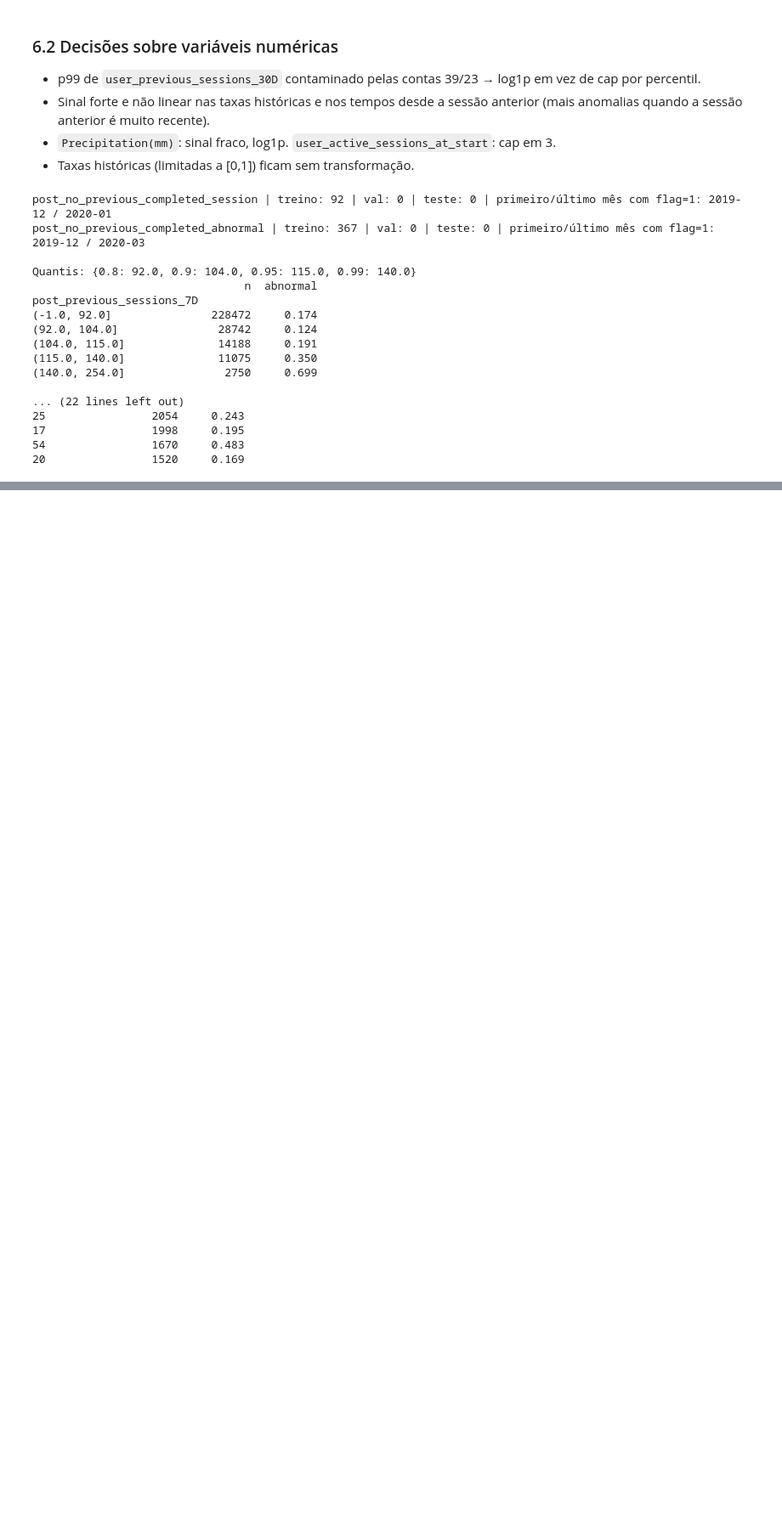
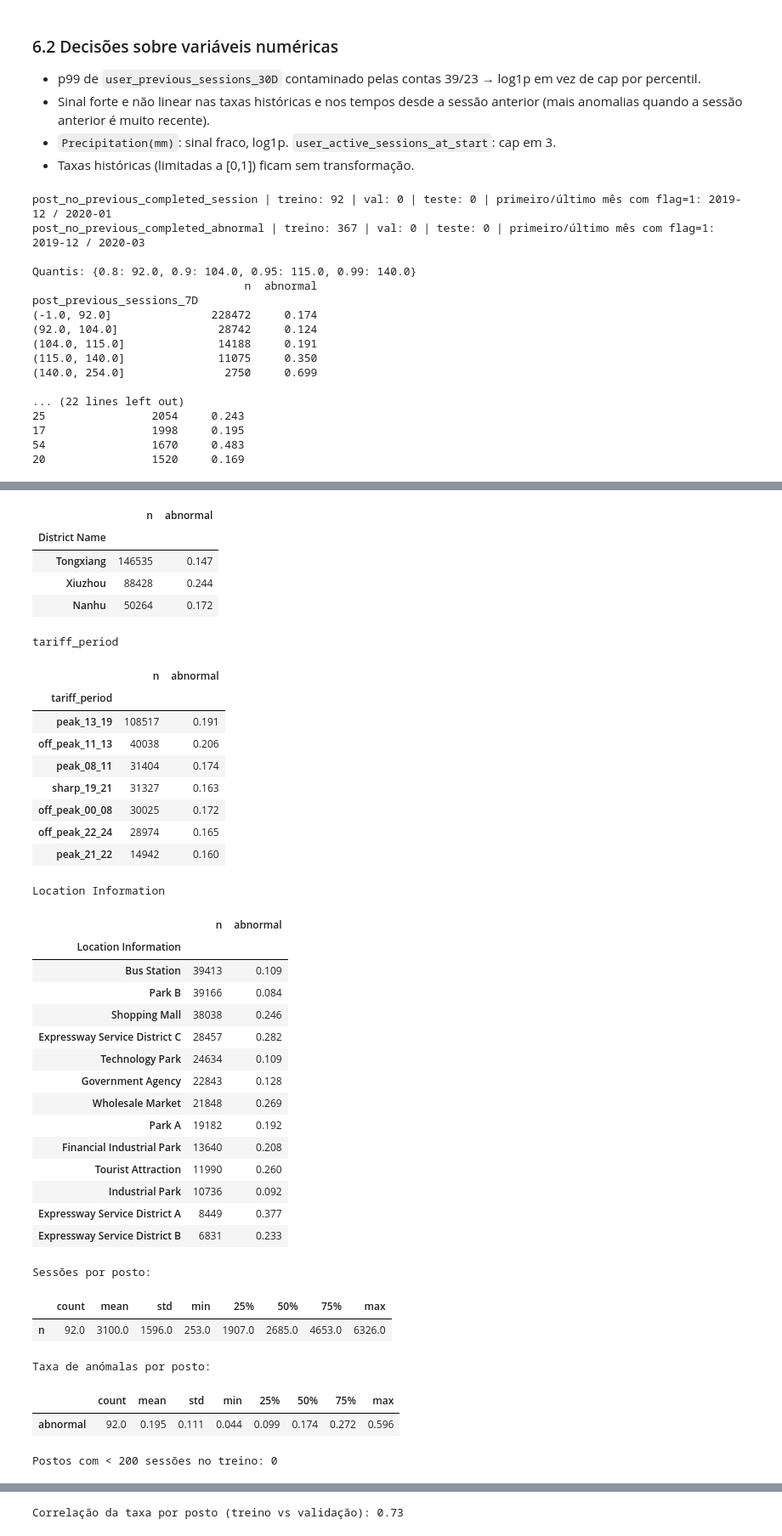
Before and after one commit to 1231478-Ellah-Fleischmann/MINDD-PROJETO, a Jupyter notebook: task1.ipynb, the cells around one changed output, grey strips where cells are left out. Shown at 85% size. Saved outputs shown, nothing was run; the diff lists cells and outputs as text; code cells hidden in the pictures; blank space fills up the shorter version.

```diff
--- a/task1.ipynb
+++ b/task1.ipynb
@@ -662,0 +666,26 @@ post_previous_sessions_7D
+# %%
+CATS = ["Charging Post ID", "Location Information", "District Name", "tariff_period"]
+print(train[CATS].nunique())
+
+# redundância: um posto pertence a uma só localização/distrito?
+print("\nMax. de localizações/distritos distintos por posto:")
+print(train.groupby("Charging Post ID")[["Location Information", "District Name"]].nunique().max())
+print("Postos por localização (mediana/máx):",
+      train.groupby("Location Information")["Charging Post ID"].nunique().agg(["median", "max"]).to_dict())
+
+for c in ["District Name", "tariff_period", "Location Information"]:
+    print(f"\n{c}")
+    display(train.groupby(c)["is_Abnormal"].agg(n="size", abnormal="mean")
+            .sort_values("n", ascending=False).round(3))
+
+# dispersão por posto
+pp = train.groupby("Charging Post ID")["is_Abnormal"].agg(n="size", abnormal="mean")
+print("\nSessões por posto:"); display(pp["n"].describe().round(0).to_frame().T)
+print("Taxa de anómalas por posto:"); display(pp["abnormal"].describe().round(3).to_frame().T)
+print("Postos com < 200 sessões no treino:", (pp["n"] < 200).sum())
+display(pp.sort_values("abnormal", ascending=False).head(8).round(3))
+
+# a taxa por posto é estável no tempo? (treino vs validação)
+pv = val.groupby("Charging Post ID")["is_Abnormal"].mean()
+print("Correlação da taxa por posto (treino vs validação):", round(pp["abnormal"].corr(pv), 3))
+# %% [output]
@@ -662,0 +705,38 @@ post_previous_sessions_7D
+|  | n | abnormal |
+| District Name |  |  |
+| Tongxiang | 146535 | 0.147 |
+| Xiuzhou | 88428 | 0.244 |
+| Nanhu | 50264 | 0.172 |
+tariff_period
+|  | n | abnormal |
+| tariff_period |  |  |
+| peak_13_19 | 108517 | 0.191 |
+| off_peak_11_13 | 40038 | 0.206 |
+| peak_08_11 | 31404 | 0.174 |
+| sharp_19_21 | 31327 | 0.163 |
+| off_peak_00_08 | 30025 | 0.172 |
+| off_peak_22_24 | 28974 | 0.165 |
+| peak_21_22 | 14942 | 0.160 |
+Location Information
+|  | n | abnormal |
+| Location Information |  |  |
+| Bus Station | 39413 | 0.109 |
+| Park B | 39166 | 0.084 |
+| Shopping Mall | 38038 | 0.246 |
+| Expressway Service District C | 28457 | 0.282 |
+| Technology Park | 24634 | 0.109 |
+| Government Agency | 22843 | 0.128 |
+| Wholesale Market | 21848 | 0.269 |
+| Park A | 19182 | 0.192 |
+| Financial Industrial Park | 13640 | 0.208 |
+| Tourist Attraction | 11990 | 0.260 |
+| Industrial Park | 10736 | 0.092 |
+| Expressway Service District A | 8449 | 0.377 |
+| Expressway Service District B | 6831 | 0.233 |
+Sessões por posto:
+|  | count | mean | std | min | 25% | 50% | 75% | max |
+| n | 92.0 | 3100.0 | 1596.0 | 253.0 | 1907.0 | 2685.0 | 4653.0 | 6326.0 |
+Taxa de anómalas por posto:
+|  | count | mean | std | min | 25% | 50% | 75% | max |
+| abnormal | 92.0 | 0.195 | 0.111 | 0.044 | 0.099 | 0.174 | 0.272 | 0.596 |
+Postos com < 200 sessões no treino: 0
@@ -662,0 +753 @@ post_previous_sessions_7D
+Correlação da taxa por posto (treino vs validação): 0.73
```
Also changed, not shown: parts of 2 cells of this notebook.
